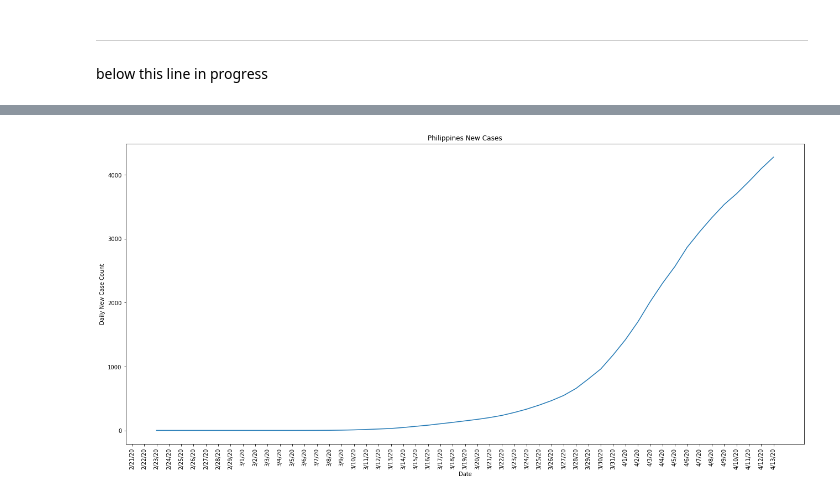
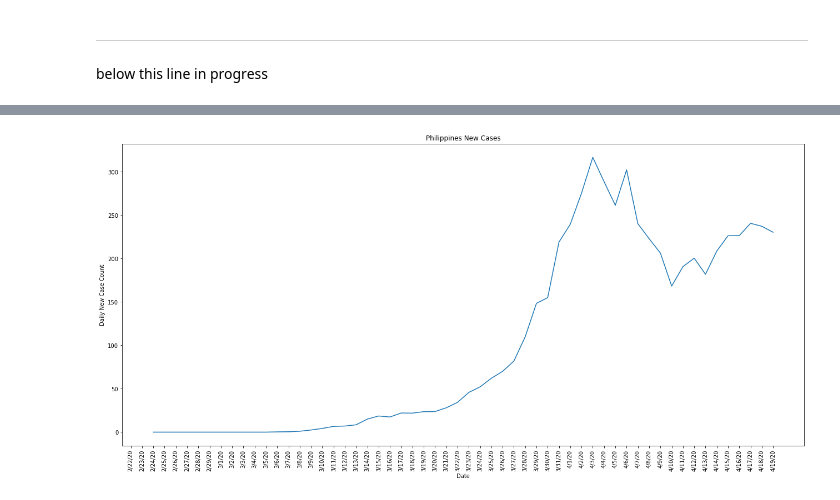
Before and after one commit to UBERCRUZER/covid19, a Jupyter notebook: notebook.ipynb, the cells around one changed output, grey strips where cells are left out. Drawn from its saved outputs; the diff is of its cells as text; code cells hidden in the pictures.

```diff
--- a/notebook.ipynb
+++ b/notebook.ipynb
@@ -267,35 +242,35 @@ Name: 4/13/20, dtype: float64
 
 
 plt.figure(figsize=(22, 10))
 
 # plt.plot(deathGlobalDF[deathGlobalDF['Country/Region']=='Korea, South'].iloc[:,20:].transpose().diff().rolling(window=7).mean())
-plt.plot(globalDF[globalDF['Country/Region']=='Philippines'].iloc[:,30:].transpose().rolling(window=7).mean())
+plt.plot(globalDF[globalDF['Country/Region']=='Philippines'].iloc[:,30:].transpose().diff().rolling(window=7).mean())
 
 # plt.plot(byStateDF[byStateDF.index=='California'].iloc[:,5:].transpose().diff().rolling(window=7).mean())
 # plt.plot(byStateDF[byStateDF.index=='Oregon'].iloc[:,5:].transpose())
 
 # for i, lab in enumerate(labels):
 #     x = dfData.iloc[i,j]
 #     y = dfDiff.iloc[i,j]
 #     plt.scatter(x, y, marker='o', color='red')
 #     plt.text(x+0.3, y+0.3, lab, fontsize=12)
 
 plt.title('Philippines New Cases')
 # plt.yscale('log')
 # plt.xscale('log')
 plt.xlabel('Date')
 plt.ylabel('Daily New Case Count')
 # plt.xlim(left='2/19/2020')
 # plt.ylim(1, 100000)
 # plt.legend(loc='left')
 plt.xticks(rotation='vertical')
 
 # plt.savefig(plot_path)
 # plt.clf()
 # plt.close()
 plt.show()
 # %% [output]
-[figure, old version]
+[figure, new version]
 # %%
 plt.figure(figsize=(22, 10))
 
```
Also changed, not shown: parts of 8 cells of this notebook, 1 other file.
